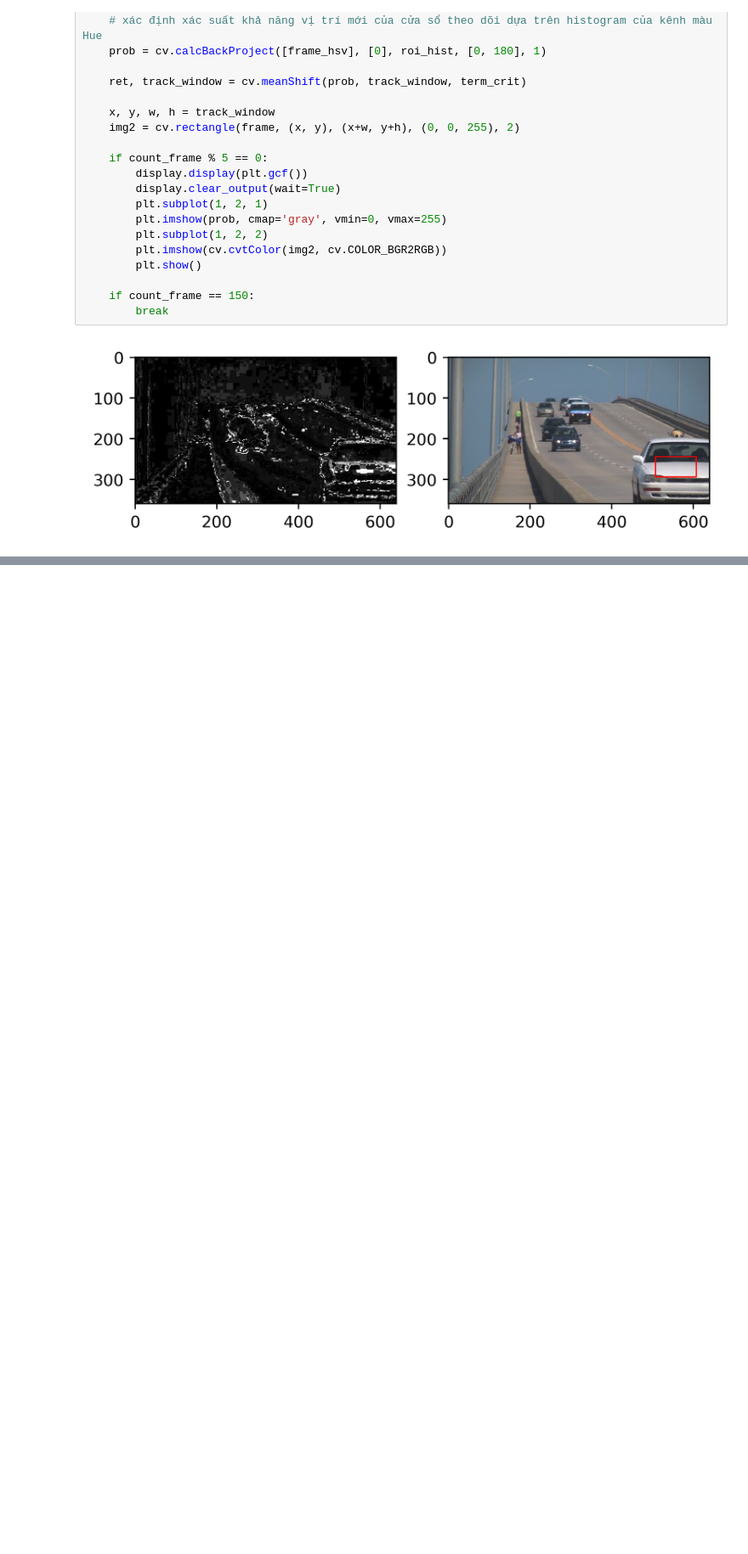
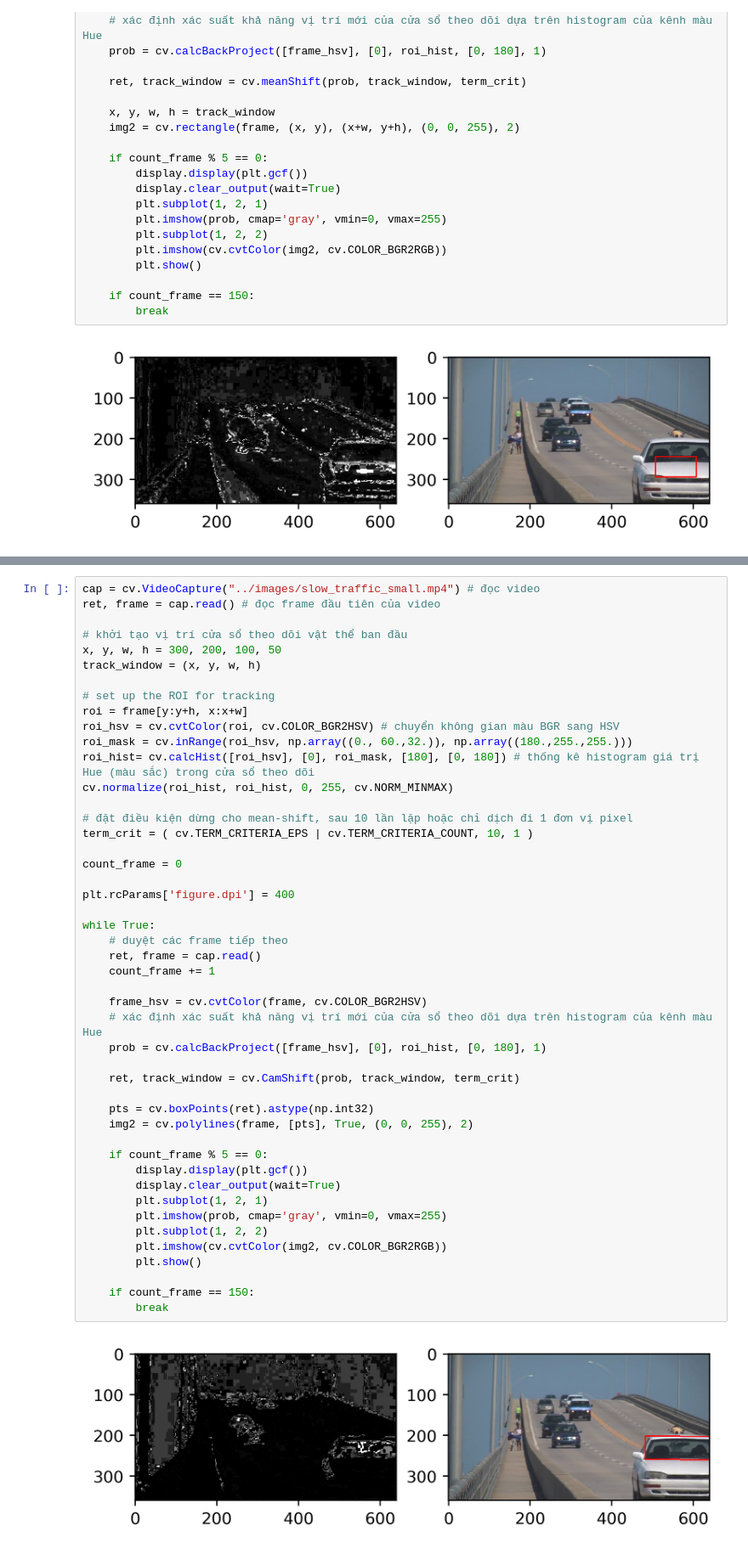
Before and after one commit to minhphmd/opencv-learning-basic, a Jupyter notebook: video-analysis/mean-shift.ipynb, the cells around one changed output, grey strips where cells are left out. Shown at 85% size. Cells and saved outputs as stored; diff of their text form; blank space fills up the shorter version.

Commit message:
Learning progress update on 26/06/2024 - Meanshift, camshift, LucasKanade, background subtraction -> Video analysis (done)

```diff
--- a/video-analysis/mean-shift.ipynb
+++ b/video-analysis/mean-shift.ipynb
@@ -106,0 +111,49 @@ while True:
+# %%
+cap = cv.VideoCapture("../images/slow_traffic_small.mp4") # đọc video
+ret, frame = cap.read() # đọc frame đầu tiên của video
+
+# khởi tạo vị trí cửa sổ theo dõi vật thể ban đầu
+x, y, w, h = 300, 200, 100, 50
+track_window = (x, y, w, h)
+
+# set up the ROI for tracking
+roi = frame[y:y+h, x:x+w]
+roi_hsv = cv.cvtColor(roi, cv.COLOR_BGR2HSV) # chuyển không gian màu BGR sang HSV
+roi_mask = cv.inRange(roi_hsv, np.array((0., 60.,32.)), np.array((180.,255.,255.)))
+roi_hist= cv.calcHist([roi_hsv], [0], roi_mask, [180], [0, 180]) # thống kê histogram giá trị Hue (màu sắc) trong cửa sổ theo dõi
+cv.normalize(roi_hist, roi_hist, 0, 255, cv.NORM_MINMAX)
+
+# đặt điều kiện dừng cho mean-shift, sau 10 lần lặp hoặc chỉ dịch đi 1 đơn vị pixel
+term_crit = ( cv.TERM_CRITERIA_EPS | cv.TERM_CRITERIA_COUNT, 10, 1 )
+
+count_frame = 0
+
+plt.rcParams['figure.dpi'] = 400
+
+while True:
+    # duyệt các frame tiếp theo
+    ret, frame = cap.read()
+    count_frame += 1
+
+    frame_hsv = cv.cvtColor(frame, cv.COLOR_BGR2HSV)
+    # xác định xác suất khả năng vị trí mới của cửa sổ theo dõi dựa trên histogram của kênh màu Hue
+    prob = cv.calcBackProject([frame_hsv], [0], roi_hist, [0, 180], 1)
+
+    ret, track_window = cv.CamShift(prob, track_window, term_crit)
+
+    pts = cv.boxPoints(ret).astype(np.int32)
+    img2 = cv.polylines(frame, [pts], True, (0, 0, 255), 2)
+
+    if count_frame % 5 == 0:
+        display.display(plt.gcf())
+        display.clear_output(wait=True)
+        plt.subplot(1, 2, 1)
+        plt.imshow(prob, cmap='gray', vmin=0, vmax=255)
+        plt.subplot(1, 2, 2)
+        plt.imshow(cv.cvtColor(img2, cv.COLOR_BGR2RGB))
+        plt.show()
+
+    if count_frame == 150:
+        break
+# %% [output]
+[figure, added]
```
Also changed, not shown: parts of 1 cell of this notebook, 3 other files.
